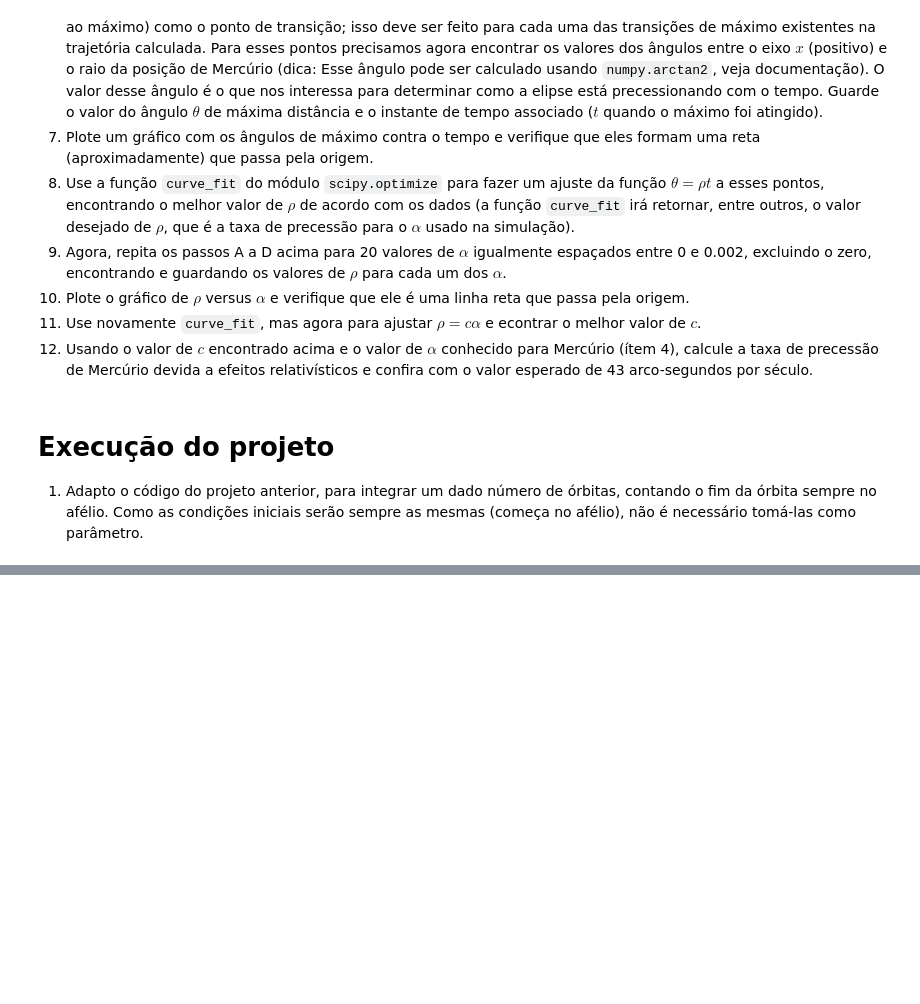
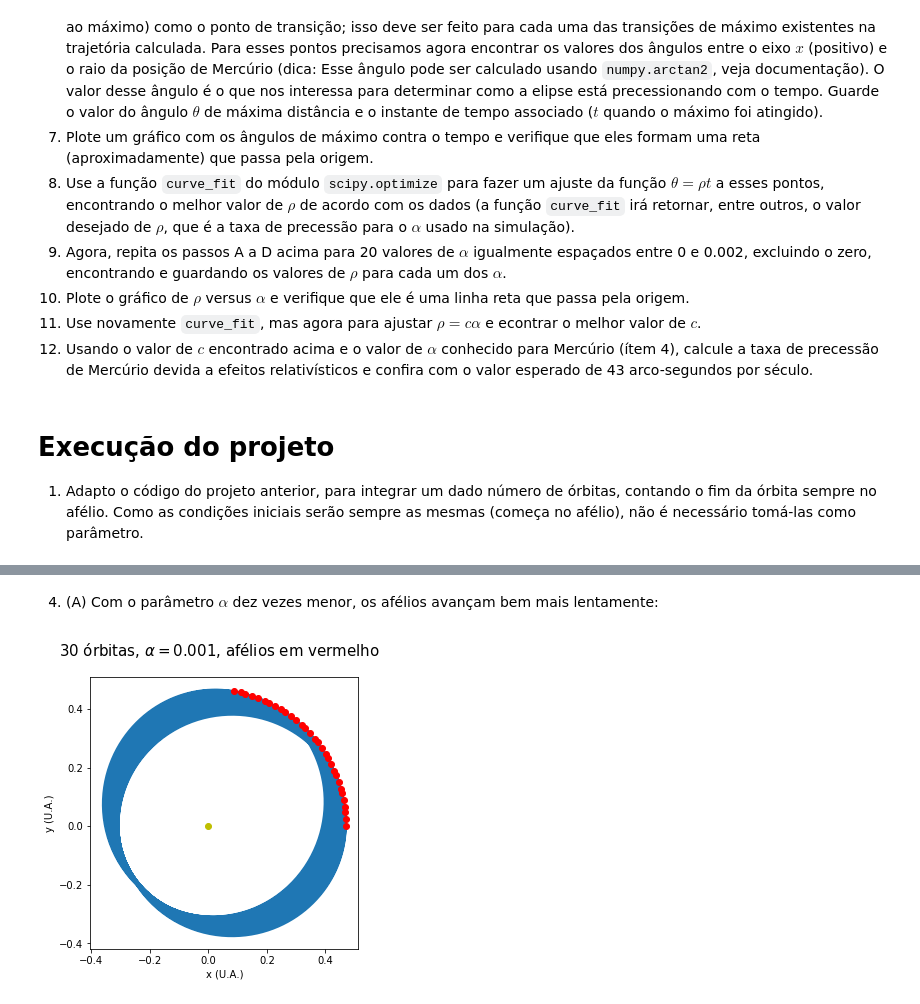
Before and after one commit to solano/mccomp19, a Jupyter notebook: mercurio.ipynb, the cells around one changed output, grey strips where cells are left out. Drawn from its saved outputs; the diff is of its cells as text; code cells hidden in the pictures; blank space fills up the shorter version.

```diff
--- a/mercurio.ipynb
+++ b/mercurio.ipynb
@@ -133,0 +149,6 @@ fig.show()
+# %% [markdown]
+4. (A) Com o parâmetro $\alpha$ dez vezes menor, os afélios avançam bem mais lentamente:
+# %%
+integra_e_mostra(Norbitas=30, α=0.001)
+# %% [output]
+[figure, added]
```
Also changed, not shown: parts of 8 cells of this notebook.
